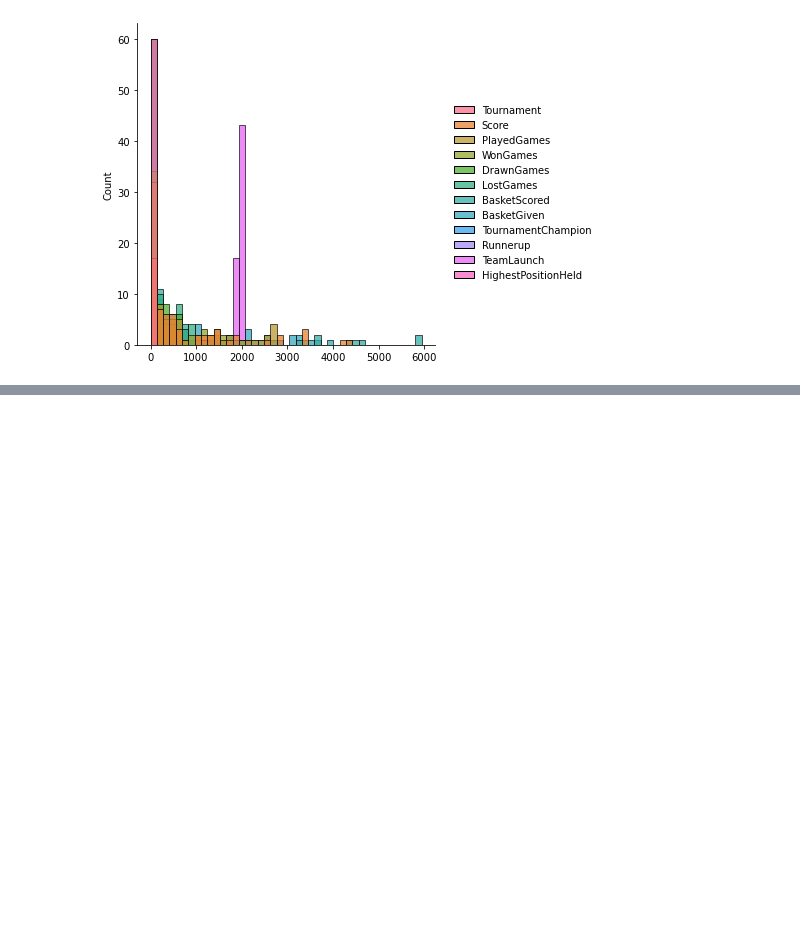
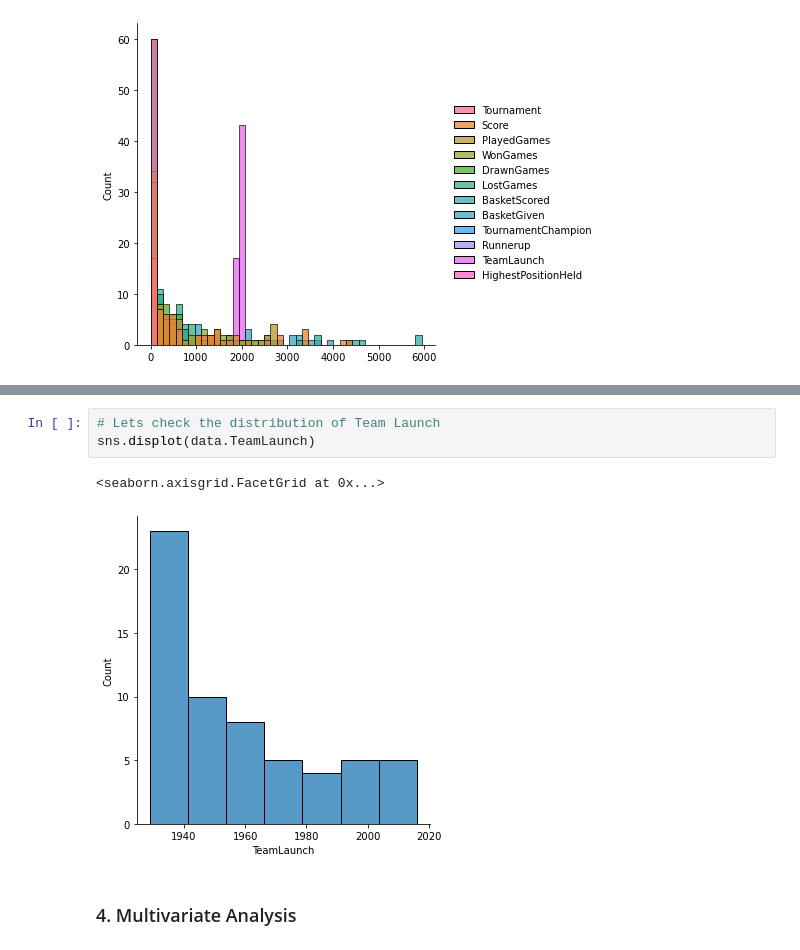
Before and after one commit to MohitBansal9013/AIML-Statistics, a Jupyter notebook: mohit_bansal_applied_statistics_project.ipynb, the cells around one changed output, grey strips where cells are left out. Drawn from its saved outputs; the diff is of its cells as text; blank space fills up the shorter version.

```diff
--- a/mohit_bansal_applied_statistics_project.ipynb
+++ b/mohit_bansal_applied_statistics_project.ipynb
@@ -382,0 +415,8 @@ sns.displot(data_intermediate)
+# %%
+# Lets check the distribution of Team Launch
+sns.displot(data.TeamLaunch)
+# %% [output]
+<seaborn.axisgrid.FacetGrid at 0x...>
+[figure, added]
+# %% [markdown]
+### 4. Multivariate Analysis
```
Also changed, not shown: parts of 23 cells of this notebook.
